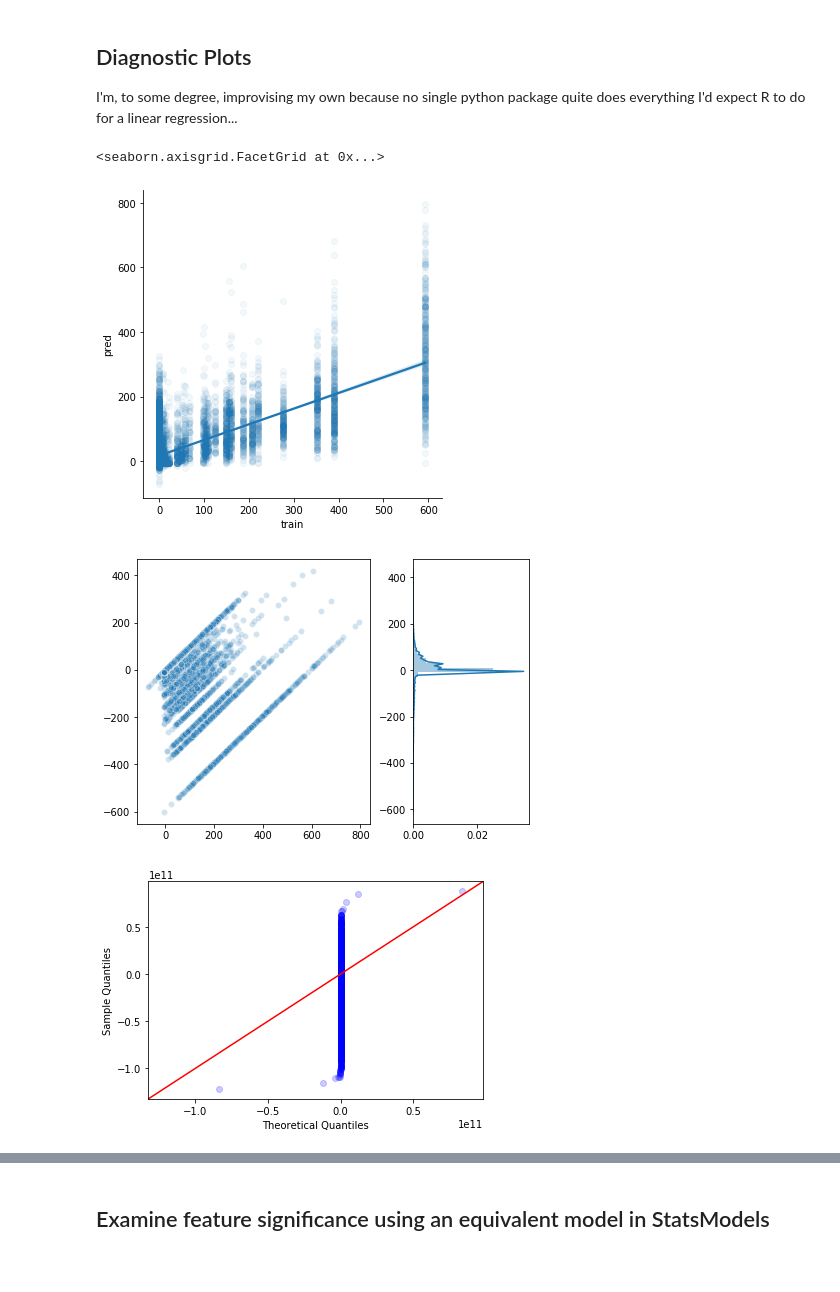
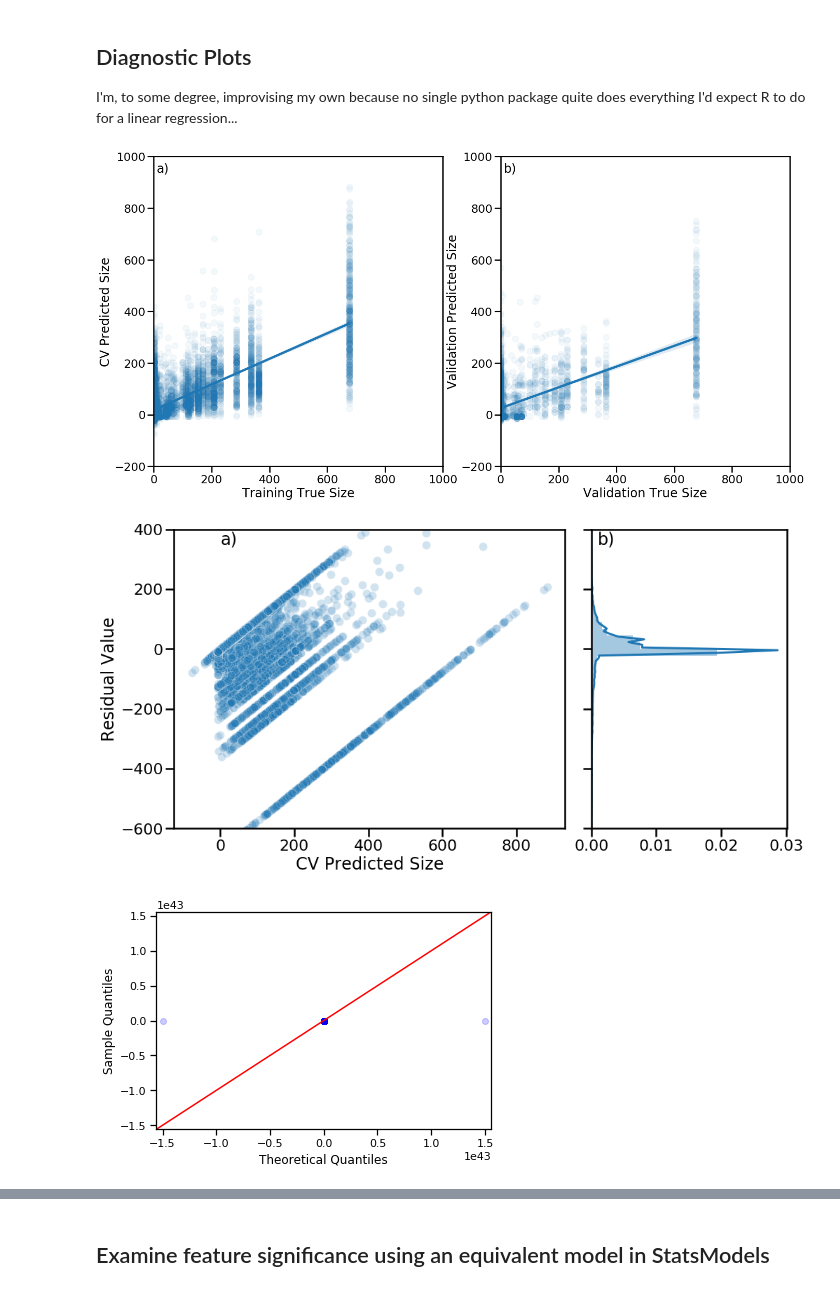
Before and after one commit to MartinChrisWood/news_crow, a Jupyter notebook: 07_ML_predict_size_inc_outliers.ipynb, the cells around one changed output, grey strips where cells are left out. Cells and saved outputs as stored; diff of their text form; code cells hidden in the pictures.

Commit message:
Many figure changes

```diff
--- a/07_ML_predict_size_inc_outliers.ipynb
+++ b/07_ML_predict_size_inc_outliers.ipynb
@@ -252,41 +254,42 @@ coef_table['abs_value'].hist(bins=30)
 # %% [markdown]
 ## Diagnostic Plots
 I'm, to some degree, improvising my own because no single python package quite does everything I'd expect R to do for a linear regression...
+# %%
+sns.set_context("poster")
 # %%
 train_df = pd.DataFrame({"Training True Size": y_train,
                          "CV Predicted Size": y_pred})
 
 test_df = pd.DataFrame({"Validation True Size": y_test,
                         "Validation Predicted Size": clf.best_estimator_.predict(X_test)})
 
-fig, axs = plt.subplots(nrows=1, ncols=2, figsize=(10, 5))
+fig, axs = plt.subplots(nrows=1, ncols=2, figsize=(22, 11))
 
 # Note this isn't the line of the actual regression model.
 sns.regplot(x="Training True Size",
             y="CV Predicted Size",
             data=train_df,
             ax=axs[0],
             scatter_kws={"alpha":0.05})
 
 axs[0].set_xlim((0, 1000))
 axs[0].set_ylim((-200, 1000))
 axs[0].text(10, 940, "a)")
 
 # Note this isn't the line of the actual regression model.
 sns.regplot(x="Validation True Size",
             y="Validation Predicted Size",
             data=test_df,
             ax=axs[1],
             scatter_kws={"alpha":0.05})
 
 axs[1].set_xlim((0, 1000))
 axs[1].set_ylim((-200, 1000))
 axs[1].text(10, 940, "b)")
 
 plt.savefig("outputs/RSS_noun_outliers_LR_predicted.png")
 # %% [output]
-<seaborn.axisgrid.FacetGrid at 0x...>
-[figure, old version]
+[figure, new version]
 # %%
 def help_plot_residuals(fitted_model, X, y):
     """
@@ -296,7 +299,7 @@ def help_plot_residuals(fitted_model, X, y):
     predicted = fitted_model.predict(X)
     residuals = predicted - y
 
-    f = plt.figure(figsize=(8, 5), constrained_layout=True)
+    f = plt.figure(figsize=(14, 7), constrained_layout=True)
     gs = f.add_gridspec(3, 3)
     f_ax0 = f.add_subplot(gs[:, :-1])
     f_ax1 = f.add_subplot(gs[:, -1])
@@ -318,7 +321,7 @@ help_plot_residuals(clf.best_estimator_, X_train, y_train)
 
 plt.savefig("outputs/RSS_noun_outliers_LR_residual.png")
 # %% [output]
-[figure, old version]
+[figure, new version]
 # %%
 # Fit a traditional Linear Regression Model so that we can examine the p-values and r2 values
 # of different features
@@ -327,14 +330,15 @@ import scipy.stats as stats
 import statsmodels.api as sm
 from patsy import dmatrices
 # %%
+sns.set_context("notebook")
 # Q-Q plot to gauge suitability of normality assumption
 res = clf.best_estimator_.predict(X_train) - y_train
 
 fig = sm.qqplot(res, stats.t, fit=True, line='45', alpha=0.2)
+plt.savefig("outputs/RSS_noun_outliers_LR_QQ.png")
 plt.show()
-plt.savefig("outputs/RSS_noun_LR_QQ.png")
 # %% [output]
-[figure, old version]
+[figure, new version]
 # %%
 # Q-Q plot to gauge suitability of normality assumption
 res = clf.best_estimator_.predict(X_train) - y_train
```
Also changed, not shown: parts of 8 cells of this notebook, 50 other files.
